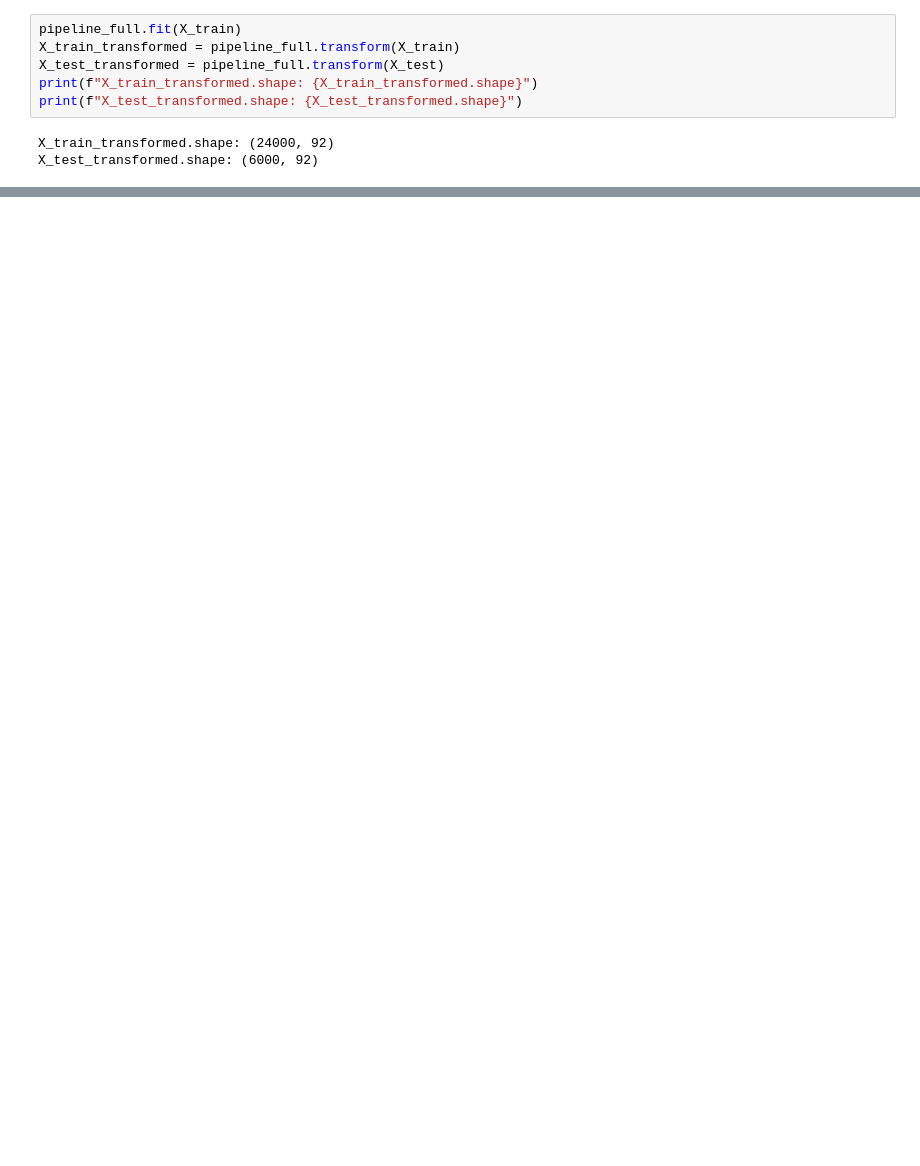
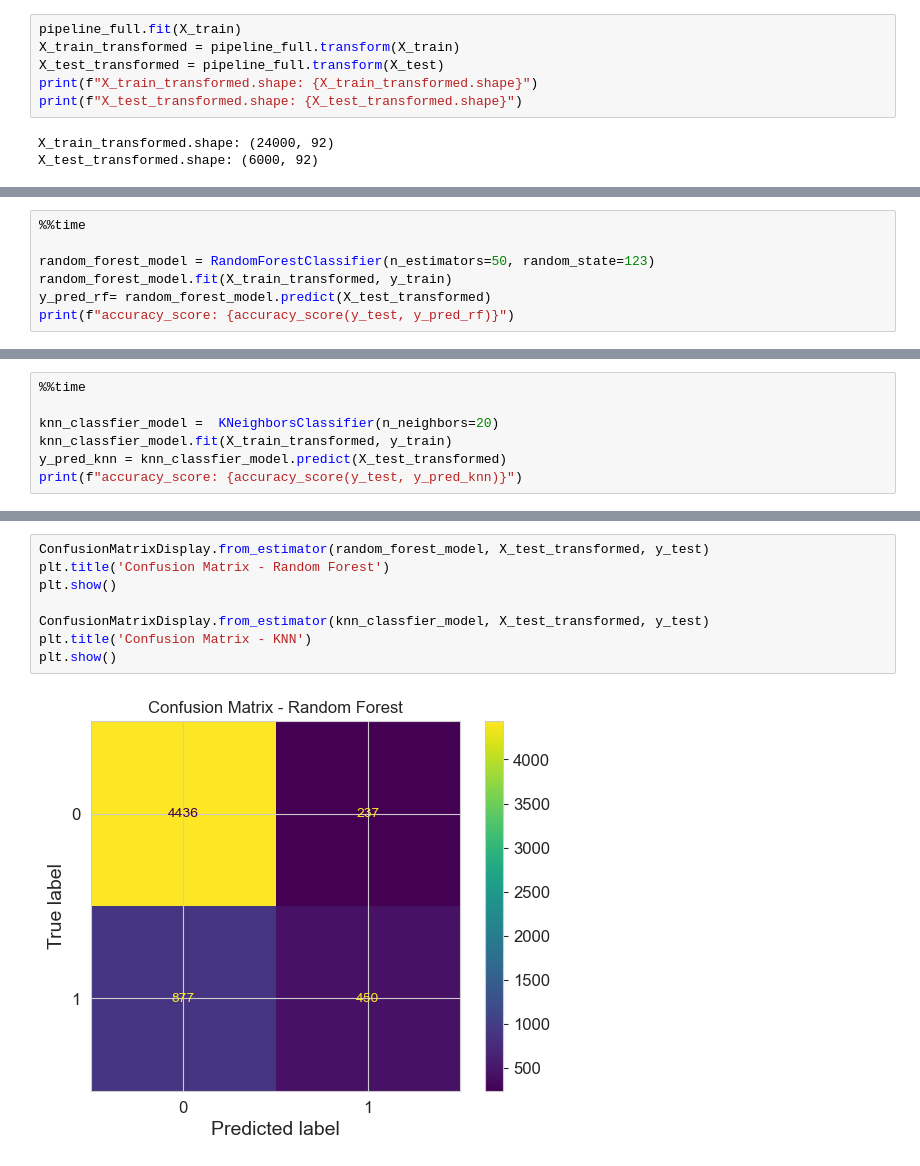
Before and after one commit to JordanVercillo/data_science, a Jupyter notebook: machine_learning/assignments/assignment1.ipynb, the cells around one changed output, grey strips where cells are left out. Saved outputs shown, nothing was run; the diff lists cells and outputs as text; blank space fills up the shorter version.

```diff
--- a/machine_learning/assignments/assignment1.ipynb
+++ b/machine_learning/assignments/assignment1.ipynb
@@ -461,0 +520,7 @@ weighted avg       0.80      0.81      0.79      6000
+# %%
+%%time
+
+random_forest_model = RandomForestClassifier(n_estimators=50, random_state=123)
+random_forest_model.fit(X_train_transformed, y_train)
+y_pred_rf= random_forest_model.predict(X_test_transformed)
+print(f"accuracy_score: {accuracy_score(y_test, y_pred_rf)}")
@@ -461,0 +574,7 @@ weighted avg       0.80      0.81      0.79      6000
+# %%
+%%time
+
+knn_classfier_model =  KNeighborsClassifier(n_neighbors=20)
+knn_classfier_model.fit(X_train_transformed, y_train)
+y_pred_knn = knn_classfier_model.predict(X_test_transformed)
+print(f"accuracy_score: {accuracy_score(y_test, y_pred_knn)}")
@@ -476,0 +671,10 @@ plt.show()
+# %%
+ConfusionMatrixDisplay.from_estimator(random_forest_model, X_test_transformed, y_test)
+plt.title('Confusion Matrix - Random Forest')
+plt.show()
+
+ConfusionMatrixDisplay.from_estimator(knn_classfier_model, X_test_transformed, y_test)
+plt.title('Confusion Matrix - KNN')
+plt.show()
+# %% [output]
+[figure, added]
```
Also changed, not shown: parts of 38 cells of this notebook.
